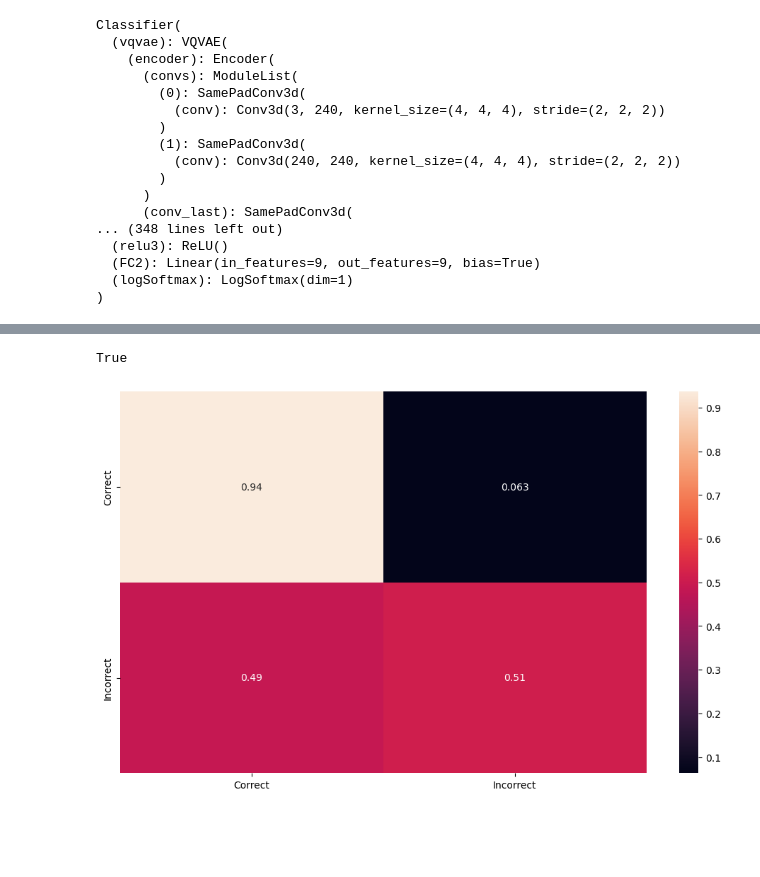
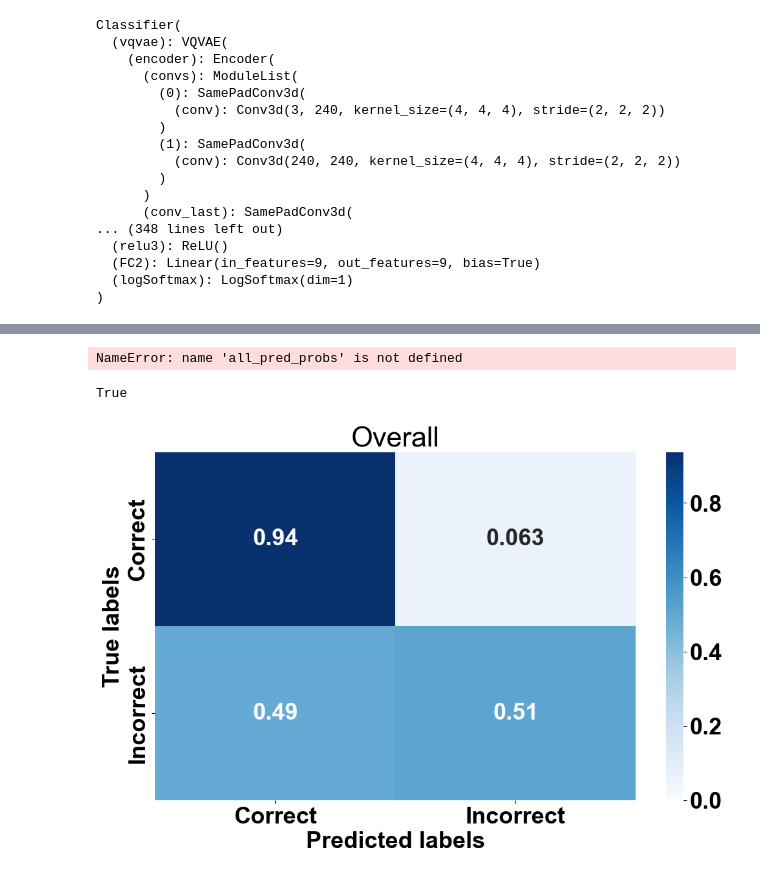
Before and after one commit to rayhawkins/telerehab_exercise_feedback, a Jupyter notebook: apply_classifier_binary_whole_video.ipynb, the cells around one changed output, grey strips where cells are left out. Saved outputs shown, nothing was run; the diff lists cells and outputs as text; code cells hidden in the pictures; blank space fills up the shorter version.

```diff
--- a/apply_classifier_binary_whole_video.ipynb
+++ b/apply_classifier_binary_whole_video.ipynb
@@ -185,6 +255,63 @@ True
-# %%
-groups = ["Correct", "Incorrect"]
-plot_confusion_matrix(acc_bin_matrix, groups)
-# %% [output]
-True
-[figure, removed]
+# %%
+plt.rcParams['font.size'] = 26
+plt.rcParams['font.weight'] = 'bold'
+plt.rcParams['xtick.labelsize'] = 26
+plt.rcParams['ytick.labelsize'] = 26
+plt.rcParams['axes.labelsize'] = 26
+plt.rcParams['axes.labelweight'] = 'bold'
+plt.rcParams['legend.fontsize'] = 26
+plt.rcParams['figure.figsize'] = [9, 6]
+plt.rcParams['font.family'] = 'arial'
+all_pred_probs = np.asarray(all_pred_probs)
+print(all_labels)
+aucs = []
+print(all_pred_probs.shape)
+ideal_line = np.linspace(0, 1, 10)
+for g, this_group in enumerate(groups):
+    class_pred_probs = all_pred_probs[:, g]
+    binary_labels = np.where(np.array(all_labels) == g, 1, 0)
+    fpr, tpr, thresholds = roc_curve(binary_labels, class_pred_probs)
+    aucs.append(roc_auc_score(binary_labels, class_pred_probs))
+    fig, ax = plt.subplots(1,1)
+    ax.plot(fpr, tpr, lw=3)
+    ax.plot(ideal_line, ideal_line, c='r', linestyle='--', lw=3)
+    plt.title(this_group)
+    plt.ylabel("TPR")
+    plt.xlabel("FPR")
+    plt.savefig(f"roc_curve_{this_group}.pdf")
+    plt.tight_layout()
+    plt.show()
+print(aucs)
+print(np.mean(aucs))
+print(np.std(aucs))
+# %% [output]
+NameError: name 'all_pred_probs' is not defined
+# %%
+def plot_confusion_matrix(cf_matrix, classes, title=None):
+    # Create a confusion matrix plot from the matrix of confusion values
+    df_cm = pd.DataFrame(cf_matrix / np.sum(cf_matrix, axis=1)[:, None], index=[i for i in classes], columns=[i for i in classes])
+    plt.figure(figsize=(12, 7))
+    if title is not None:
+        plt.title(title)
+    cmap0 = LinearSegmentedColormap.from_list('', ['white', *plt.cm.Blues(np.arange(255))])
+    sns.heatmap(df_cm, annot=True, cmap=cmap0, vmin=0)
+    plt.ylabel("True labels")
+    plt.xlabel("Predicted labels")
+    plt.savefig('output.png')
+    # plt.plot(cf_matrix)
+    return True
+# %%
+plt.rcParams['font.size'] = 26
+plt.rcParams['font.weight'] = 'bold'
+plt.rcParams['xtick.labelsize'] = 26
+plt.rcParams['ytick.labelsize'] = 26
+plt.rcParams['axes.labelsize'] = 26
+plt.rcParams['axes.labelweight'] = 'bold'
+plt.rcParams['legend.fontsize'] = 26
+plt.rcParams['figure.figsize'] = [9, 6]
+plt.rcParams['font.family'] = 'arial'
+b_groups = ["Correct", "Incorrect"]
+plot_confusion_matrix(acc_bin_matrix, b_groups, 'Overall')
+# %% [output]
+True
+[figure, added]
```
Also changed, not shown: parts of 5 cells of this notebook, 14 other files.
